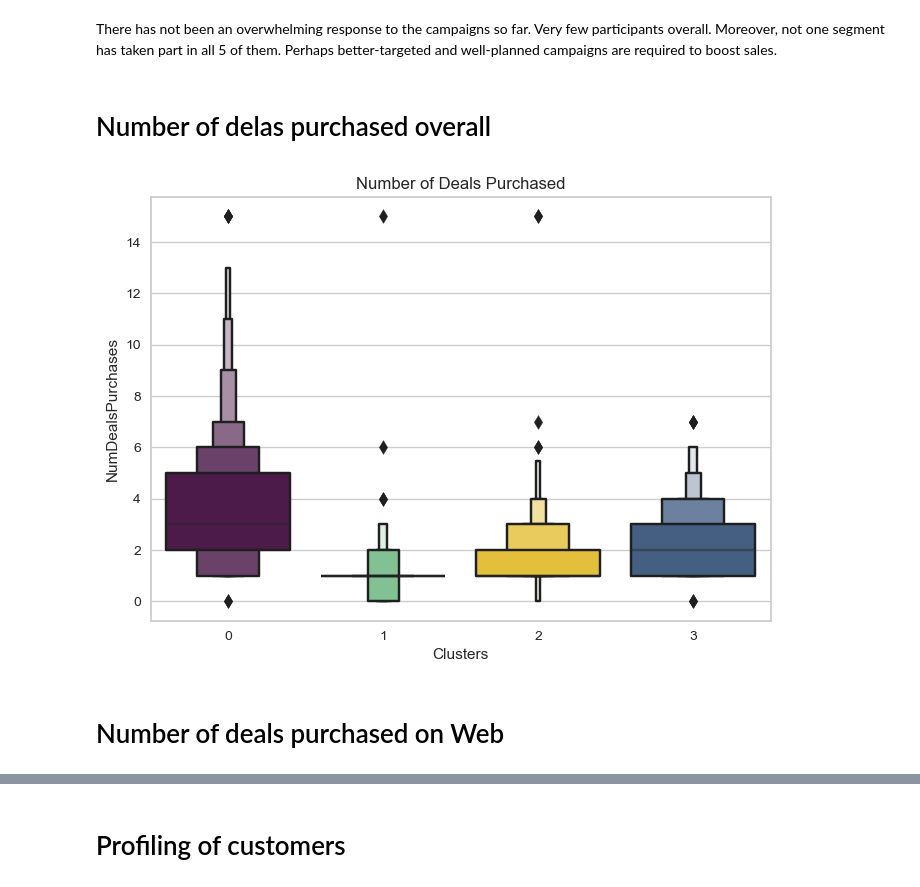
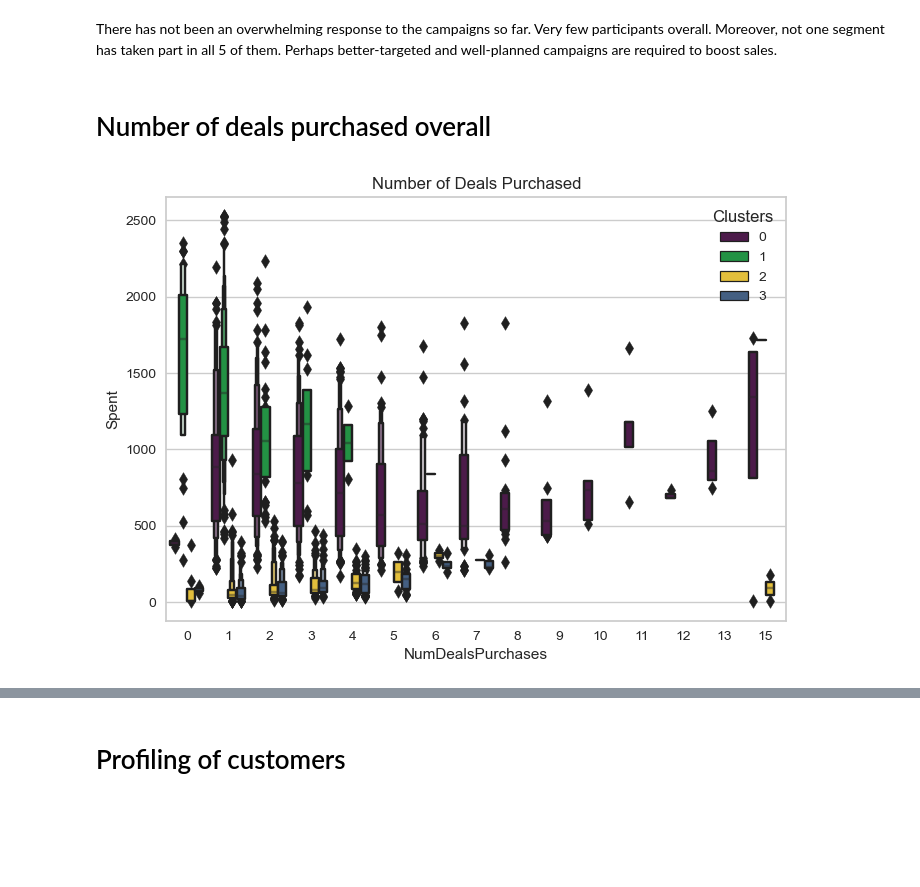
Before and after one commit to rajinipreethajohn/Customer-Segmentation, a Jupyter notebook: Customer Segmentation.ipynb, the cells around one changed output, grey strips where cells are left out. Drawn from its saved outputs; the diff is of its cells as text; code cells hidden in the pictures; blank space fills up the shorter version.

Commit message:
Merged some graphs with for loops

```diff
--- a/Customer Segmentation.ipynb
+++ b/Customer Segmentation.ipynb
@@ -660,14 +662,12 @@ plt.show()
 # %% [markdown]
 There has not been an overwhelming response to the campaigns so far. Very few participants overall. Moreover, not one segment has taken part in all 5 of them. Perhaps better-targeted and well-planned campaigns are required to boost sales.
 # %% [markdown]
-# Number of delas purchased overall
+# Number of deals purchased overall
 # %%
 #Plotting the number of deals purchased
 plt.figure()
-pl=sns.boxenplot(y=df["NumDealsPurchases"],x=df["Clusters"], palette= pal)
+pl=sns.boxenplot(y=df['Spent'],x=df["NumDealsPurchases"], hue=df["Clusters"], palette= pal)
 pl.set_title("Number of Deals Purchased")
 plt.show()
 # %% [output]
-[figure, old version]
+[figure, new version]
-# %% [markdown]
-# Number of deals purchased on Web
```
Also changed, not shown: parts of 14 cells of this notebook.
